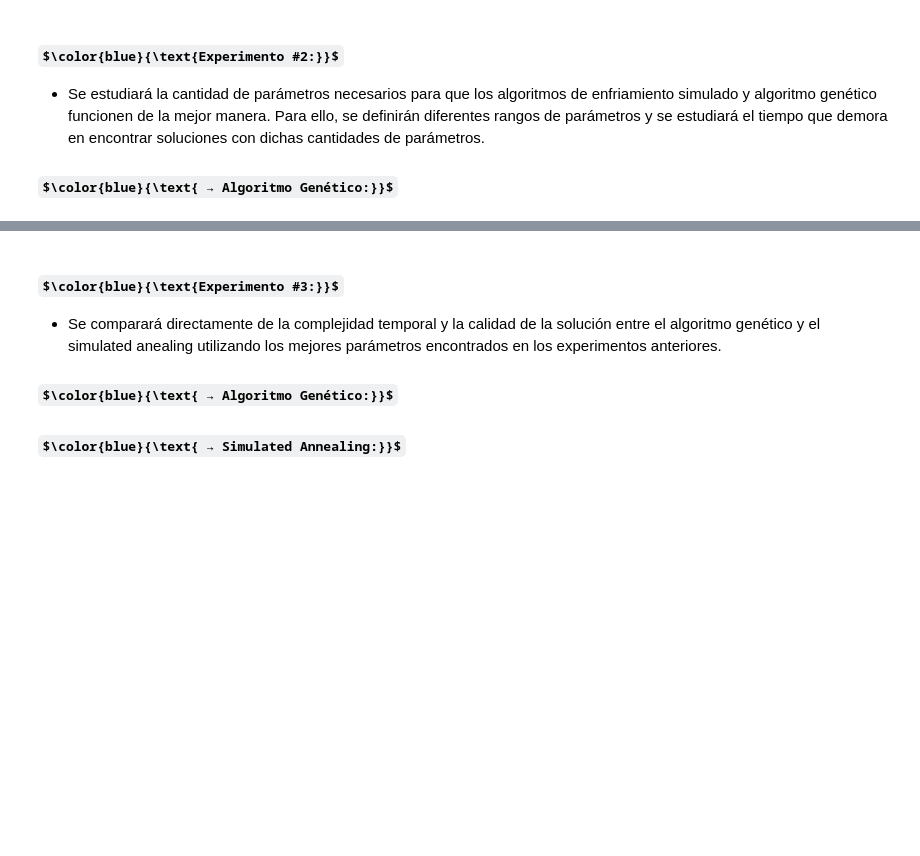
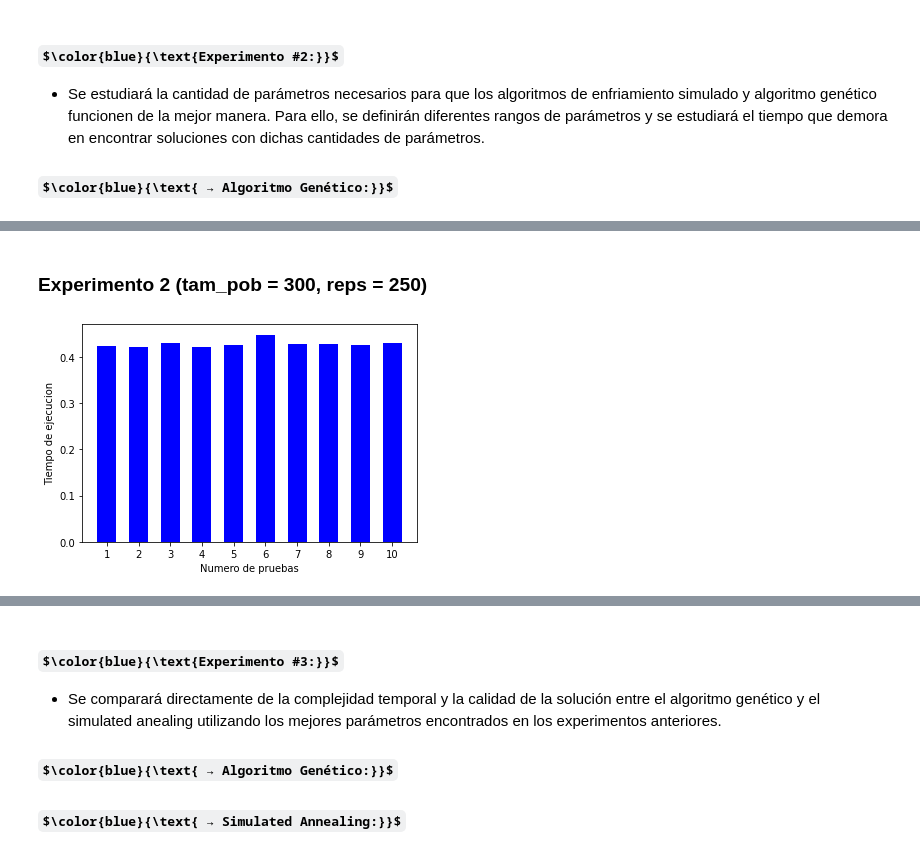
Before and after one commit to IC-3002/ic-3002-2020ii-p2-pseint, a Jupyter notebook: Cuaderno_Proyecto2.ipynb, the cells around one changed output, grey strips where cells are left out. Drawn from its saved outputs; the diff is of its cells as text; code cells hidden in the pictures; some formulas as TeX source; blank space fills up the shorter version.

```diff
--- a/Cuaderno_Proyecto2.ipynb
+++ b/Cuaderno_Proyecto2.ipynb
@@ -379,0 +388,8 @@ comparar_resultados_costo(resultados)
+# %% [markdown]
+### Experimento 2 (tam_pob = 300, reps = 250)
+# %%
+resultados = calcular_tiempos_ag('Alajuela', 300, 0.1, 0.5,250 )
+tiempo_ag_300_250 = resultados[0]
+sol_ag_300_250 = resultados[1]
+# %% [output]
+[figure, added]
```
Also changed, not shown: parts of 18 cells of this notebook, 1 other file.
